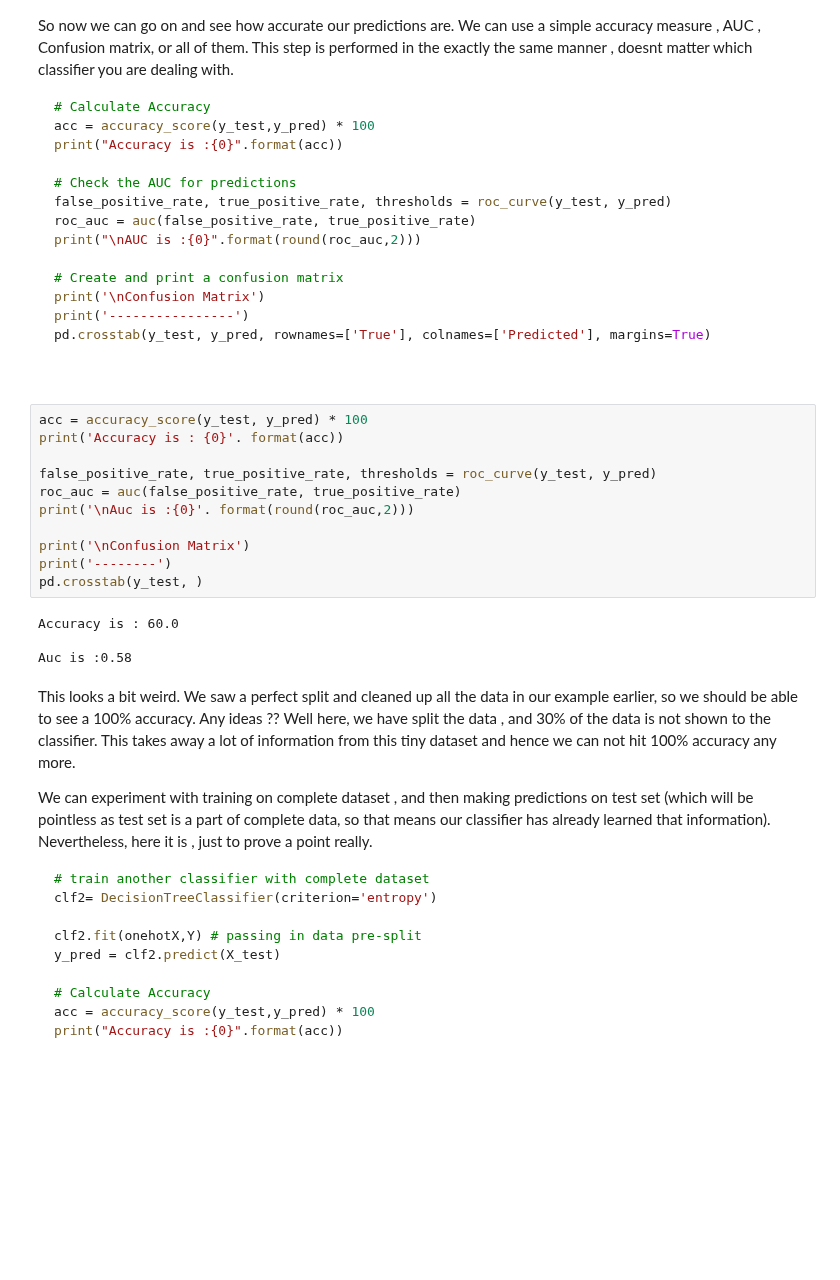
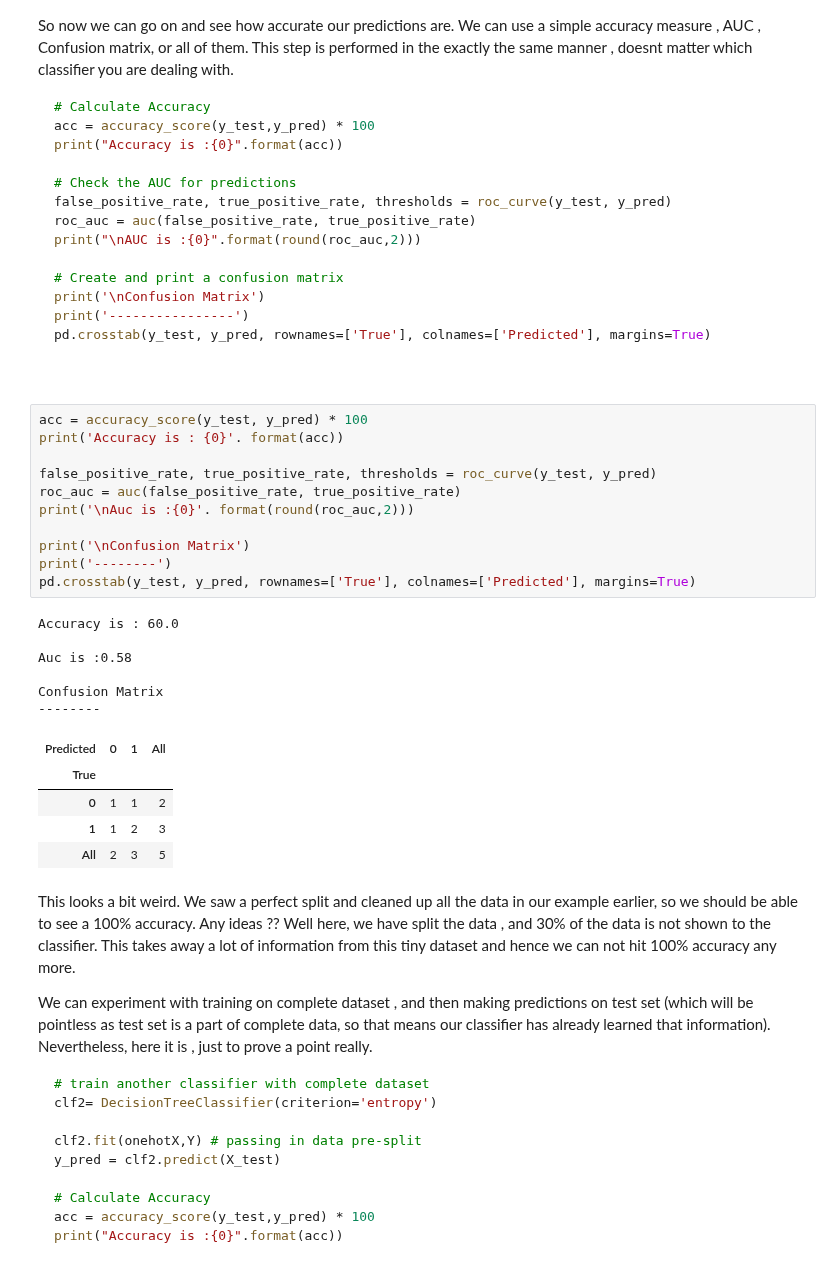
Before and after one commit to ConnorAnderson29/dsc-3-31-06-decision-tree-scikitlearn-codealong-seattle-ds-career-040119, a Jupyter notebook: index.ipynb, the cells around one changed output. Cells and saved outputs as stored; diff of their text form; blank space fills up the shorter version.

```diff
--- a/index.ipynb
+++ b/index.ipynb
@@ -168,18 +168,26 @@ pd.crosstab(y_test, y_pred, rownames=['True'], colnames=['Predicted'], margins=T
 # %%
 acc = accuracy_score(y_test, y_pred) * 100
 print('Accuracy is : {0}'. format(acc))
 
 false_positive_rate, true_positive_rate, thresholds = roc_curve(y_test, y_pred)
 roc_auc = auc(false_positive_rate, true_positive_rate)
 print('\nAuc is :{0}'. format(round(roc_auc,2)))
 
 print('\nConfusion Matrix')
 print('--------')
-pd.crosstab(y_test, )
+pd.crosstab(y_test, y_pred, rownames=['True'], colnames=['Predicted'], margins=True)
 # %% [output]
 Accuracy is : 60.0
 
 Auc is :0.58
+
+Confusion Matrix
+--------
+| Predicted | 0 | 1 | All |
+| True |  |  |  |
+| 0 | 1 | 1 | 2 |
+| 1 | 1 | 2 | 3 |
+| All | 2 | 3 | 5 |
 # %% [markdown]
 This looks a bit weird. We saw a perfect split and cleaned up all the data in our example earlier, so we should be able to see a 100% accuracy. Any ideas ?? Well here, we have split the data , and 30% of the data is not shown to the classifier. This takes away a lot of information from this tiny dataset and hence we can not hit 100% accuracy any more.
 
```
